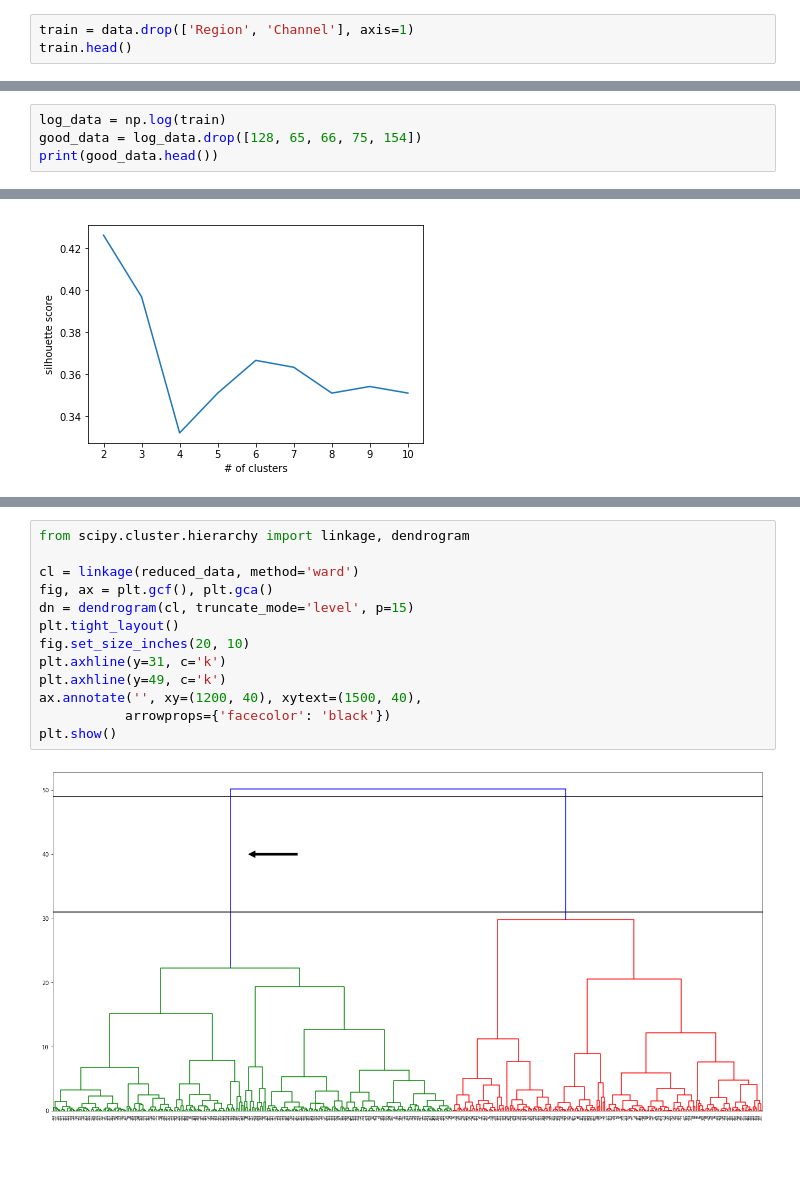
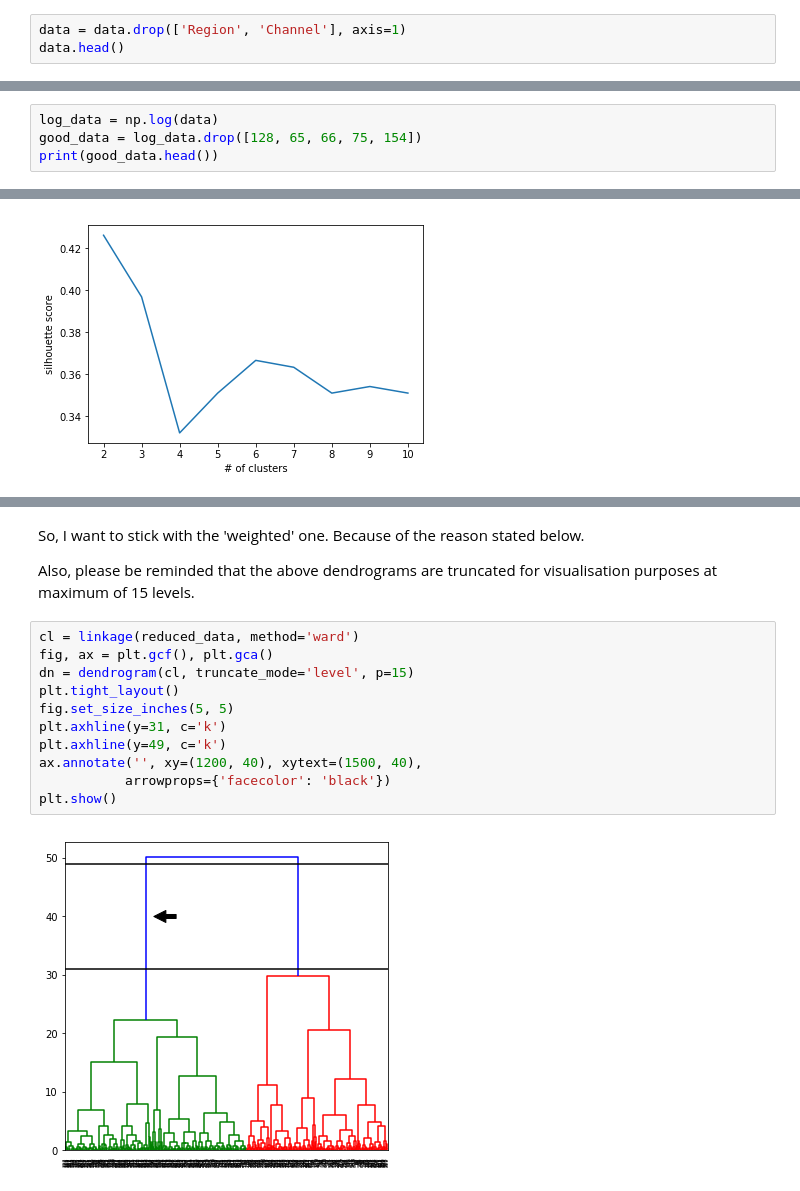
Before and after one commit to armut/Wholesale-Customers-Analysis, a Jupyter notebook: Wholesale Customers Analysis.ipynb, the cells around one changed output, grey strips where cells are left out. Drawn from its saved outputs; the diff is of its cells as text; blank space fills up the shorter version.

```diff
--- a/Wholesale Customers Analysis.ipynb
+++ b/Wholesale Customers Analysis.ipynb
@@ -40,6 +70,6 @@ plt.show()
 # %%
-train = data.drop(['Region', 'Channel'], axis=1)
-train.head()
+data = data.drop(['Region', 'Channel'], axis=1)
+data.head()
 # %% [output]
 |  | Fresh | Milk | Grocery | Frozen | Detergents_Paper | Delicassen |
 | 0 | 12669 | 9656 | 7561 | 214 | 2674 | 1338 |
@@ -54,5 +90,5 @@ train.shape
 # %%
-log_data = np.log(train)
+log_data = np.log(data)
 good_data = log_data.drop([128, 65, 66, 75, 154])
 print(good_data.head())
 # %% [output]
@@ -152,15 +260,17 @@ plt.show()
+# %% [markdown]
+So, I want to stick with the 'weighted' one. Because of the reason stated below.
+
+Also, please be reminded that the above dendrograms are truncated for visualisation purposes at maximum of 15 levels.
 # %%
-from scipy.cluster.hierarchy import linkage, dendrogram
-
 cl = linkage(reduced_data, method='ward')
 fig, ax = plt.gcf(), plt.gca()
 dn = dendrogram(cl, truncate_mode='level', p=15)
 plt.tight_layout()
-fig.set_size_inches(20, 10)
+fig.set_size_inches(5, 5)
 plt.axhline(y=31, c='k')
 plt.axhline(y=49, c='k')
 ax.annotate('', xy=(1200, 40), xytext=(1500, 40),
            arrowprops={'facecolor': 'black'})
 plt.show()
 # %% [output]
-[figure, old version]
+[figure, new version]
```
Also changed, not shown: parts of 52 cells of this notebook, 23 other files.
